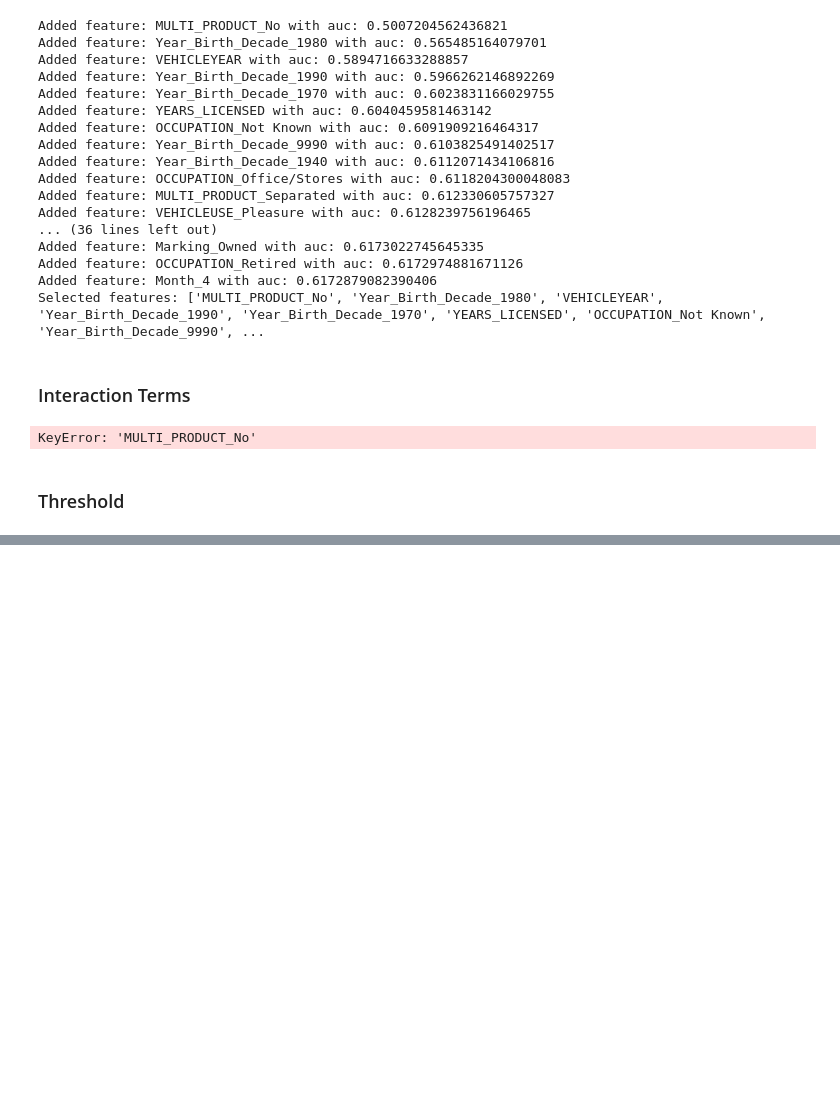
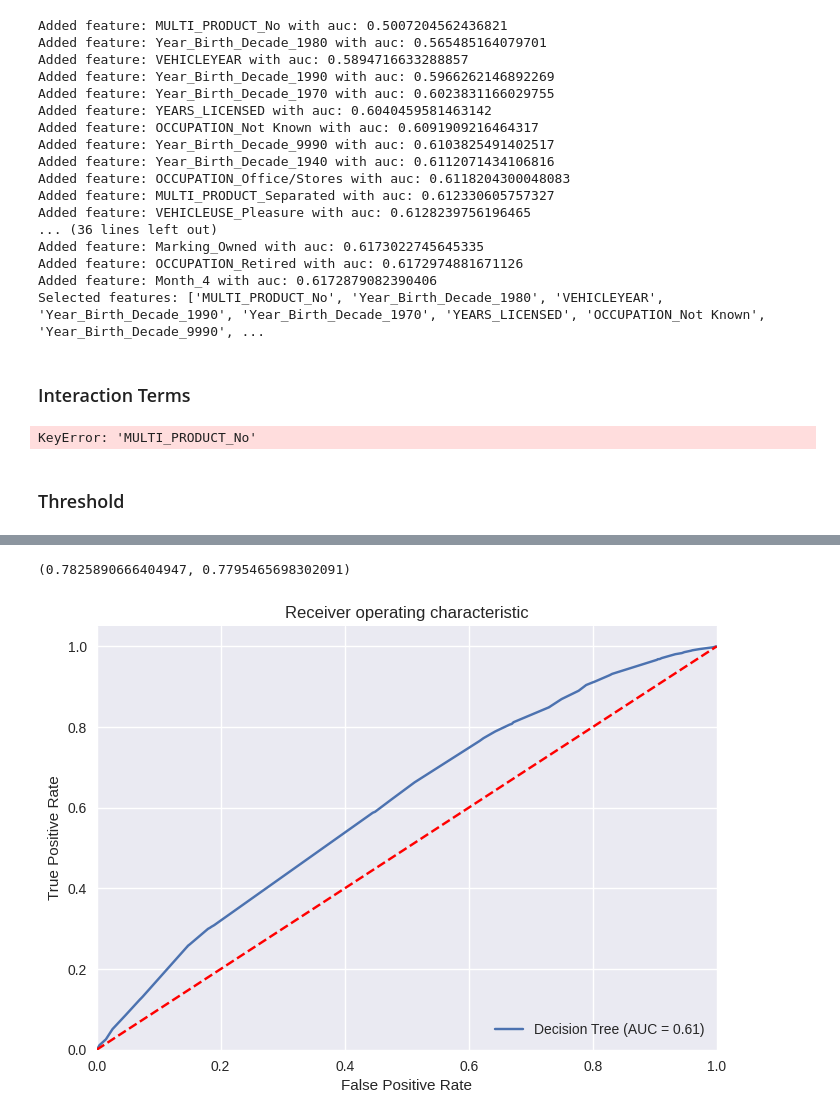
Before and after one commit to TheGooseGuy/Insurance-Product-Prediction, a Jupyter notebook: Project2_Solution.ipynb, the cells around one changed output, grey strips where cells are left out. Cells and saved outputs as stored; diff of their text form; code cells hidden in the pictures; blank space fills up the shorter version.

```diff
--- a/Project2_Solution.ipynb
+++ b/Project2_Solution.ipynb
@@ -498,0 +583,31 @@ Total Profit: 5022.0
+# %%
+from sklearn.model_selection import train_test_split
+
+X_train, X_test, y_train, y_test = train_test_split(X, y, train_size=0.5, test_size=0.5, random_state=42)
+# %%
+tree_insurance_tt = DecisionTreeClassifier(min_samples_leaf=5, max_depth=6)
+tree_insurance_tt.fit(X_train, y_train)
+y_pred = tree_insurance_tt.predict(X_test)
+
+tree_insurance_tt.score(X_train, y_train), tree_insurance_tt.score(X_test, y_test)
+# %% [output]
+(0.7825890666404947, 0.7795465698302091)
+# %%
+# prompt: plot the ROC curve for the decision tree model
+
+y_pred_proba = tree_insurance_tt.predict_proba(X_test)[:, 1]
+fpr, tpr, thresholds = roc_curve(y_test, y_pred_proba)
+roc_auc = roc_auc_score(y_test, y_pred_proba)
+
+plt.figure()
+plt.plot(fpr, tpr, label='Decision Tree (AUC = %0.2f)' % roc_auc)
+plt.plot([0, 1], [0, 1],'r--')
+plt.xlim([0.0, 1.0])
+plt.ylim([0.0, 1.05])
+plt.xlabel('False Positive Rate')
+plt.ylabel('True Positive Rate')
+plt.title('Receiver operating characteristic')
+plt.legend(loc="lower right")
+plt.show()
+# %% [output]
+[figure, added]
```
Also changed, not shown: parts of 22 cells of this notebook.
